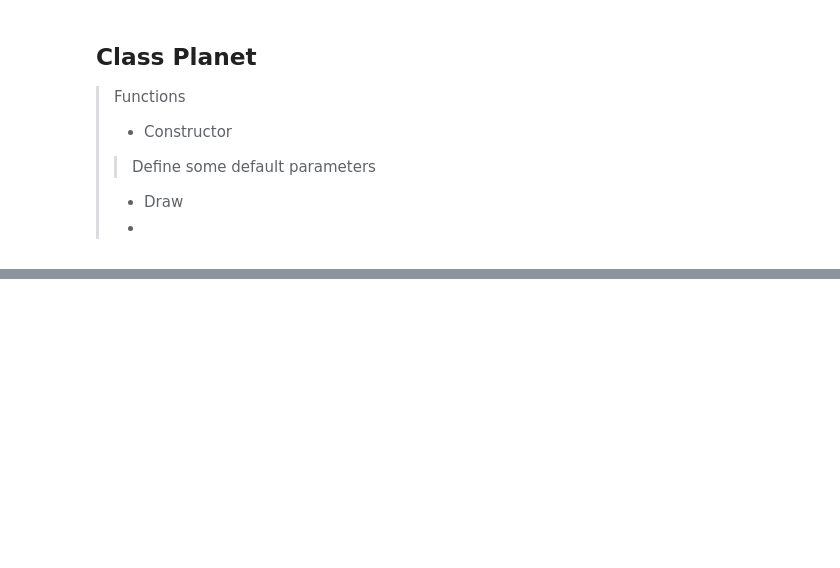
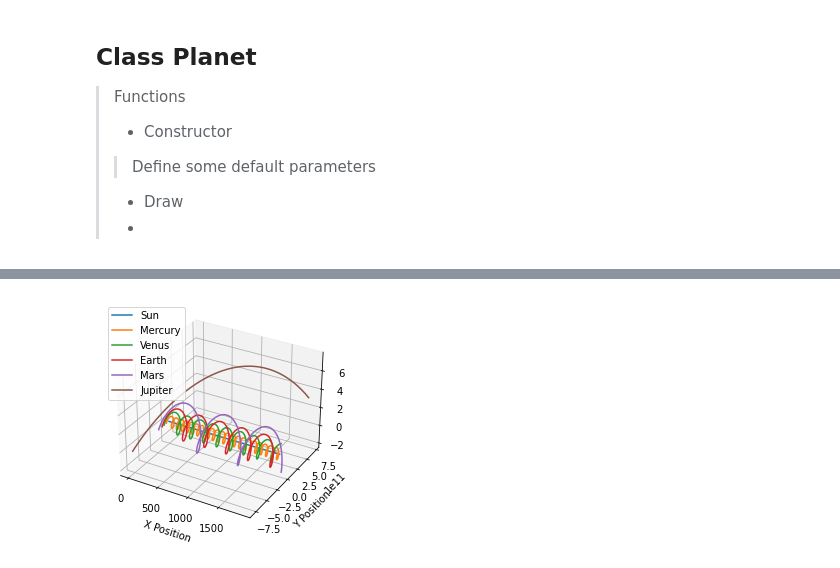
Before and after one commit to jasper-hyj/physics77-capstone-project, a Jupyter notebook: capstone-project.ipynb, the cells around one changed output, grey strips where cells are left out. Drawn from its saved outputs; the diff is of its cells as text; code cells hidden in the pictures; blank space fills up the shorter version.

```diff
--- a/capstone-project.ipynb
+++ b/capstone-project.ipynb
@@ -52,9 +48,0 @@ Hello from the pygame community. https://www.pygame.org/contribute.html
-# %%
-pygame.init()
-WIDTH, HEIGHT = 800, 800
-
-# set pop up screen size
-SCREEN = pygame.display.set_mode((WIDTH, HEIGHT))
-
-# set title of window
-pygame.display.set_caption("Solar System")
@@ -147,3 +125,9 @@ class Planet:
         self.y += self.y_speed * self.TIMESTEP
 
         self.orbit.append((self.x, self.y))
+
+
+    def __str__(self):
+        return f"""Planet(name={self.name}, x={self.x}, y={self.y}, radius={self.radius}, color={self.color}, mass={self.mass}, sun={self.sun},
+        dis_to_sun={self.dis_to_sun}, orbit_list={self.orbit[0:10]}, x_speed={self.x_speed}, y_speed={self.y_speed})
+        """
@@ -191,0 +192,3 @@ if __name__ == '__main__':
+# %%
+for planet in planets:
+    print(planet)
@@ -191,0 +210,14 @@ if __name__ == '__main__':
+# %%
+ax = plt.figure().add_subplot(projection='3d')
+plt.rcParams["figure.figsize"] = [7.50, 3.50]
+plt.rcParams["figure.autolayout"] = True
+plt.xlabel("X Position")
+plt.ylabel("Y Position")
+
+for planet in planets:
+    x, y = zip(*planet.orbit)
+    ax.plot(np.arange(0, len(x), 1), x, y, label=planet.name)
+leg = plt.legend(loc='upper left')
+plt.show()
+# %% [output]
+[figure, added]
```
Also changed, not shown: parts of 9 cells of this notebook.
